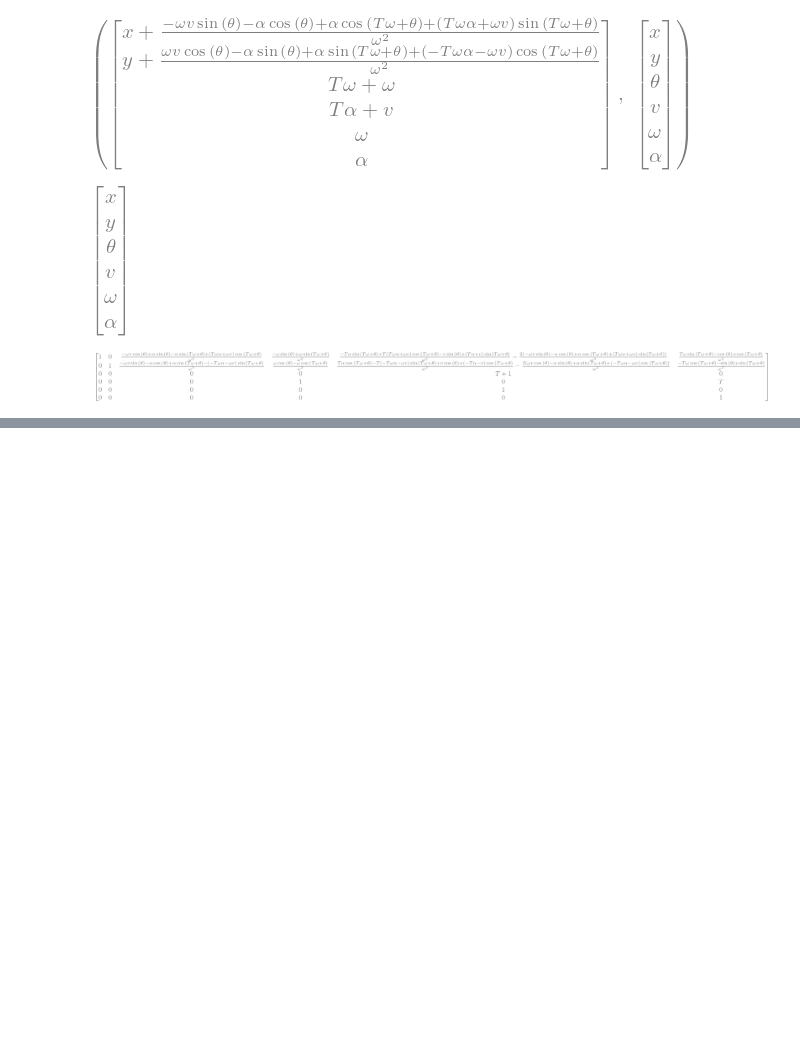
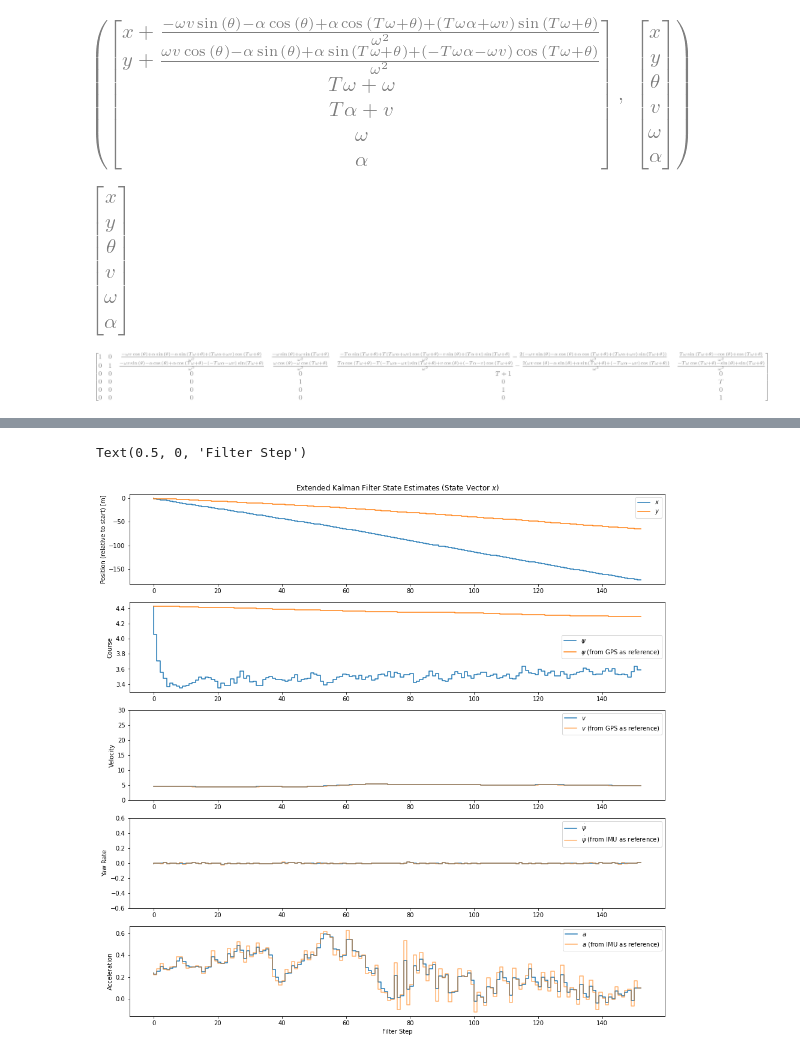
Before and after one commit to jarviskroos7/PATH_vehicle_localization, a Jupyter notebook: code/ekf_6states.ipynb, the cells around one changed output, grey strips where cells are left out. Drawn from its saved outputs; the diff is of its cells as text; code cells hidden in the pictures; blank space fills up the shorter version.

```diff
--- a/code/ekf_6states.ipynb
+++ b/code/ekf_6states.ipynb
@@ -125,0 +463,43 @@ H, H_jacob
+# %%
+fig = plt.figure(figsize=(16,16))
+
+plt.subplot(511)
+plt.step(range(len(observations[0])),x0-x_noise[0], label='$x$')
+plt.step(range(len(observations[0])),x1-y_noise[0], label='$y$')
+
+plt.title('Extended Kalman Filter State Estimates (State Vector $x$)')
+plt.legend(loc='best')
+plt.ylabel('Position (relative to start) [m]')
+
+plt.subplot(512)
+plt.step(range(len(observations[0])), x2, label='$\psi$')
+plt.step(range(len(observations[0])), theta, label='$\psi$ (from GPS as reference)')
+plt.ylabel('Course')
+plt.legend(loc='best')
+
+plt.subplot(513)
+plt.step(range(len(observations[0])),x3, label='$v$')
+plt.step(range(len(observations[0])),Vx, label='$v$ (from GPS as reference)', alpha=0.6)
+plt.ylabel('Velocity')
+plt.ylim([0, 30])
+plt.legend(loc='best')
+
+plt.subplot(514)
+plt.step(range(len(observations[0])),x4, label='$\dot \psi$')
+plt.step(range(len(observations[0])),omega_Zv, label='$\dot \psi$ (from IMU as reference)', alpha=0.6)
+plt.ylabel('Yaw Rate')
+plt.ylim([-0.6, 0.6])
+plt.legend(loc='best')
+
+plt.subplot(515)
+plt.step(range(len(observations[0])),x5, label='$a$')
+plt.step(range(len(observations[0])),alpha_Xv, label='$a$ (from IMU as reference)', alpha=0.6)
+plt.ylabel('Acceleration')
+#plt.ylim([-0.6, 0.6])
+plt.legend(loc='best')
+plt.xlabel('Filter Step')
+
+# plt.savefig('Extended-Kalman-Filter-CTRA-State-Estimates.png', dpi=72, transparent=True, bbox_inches='tight')
+# %% [output]
+Text(0.5, 0, 'Filter Step')
+[figure, added]
```
Also changed, not shown: parts of 23 cells of this notebook.
